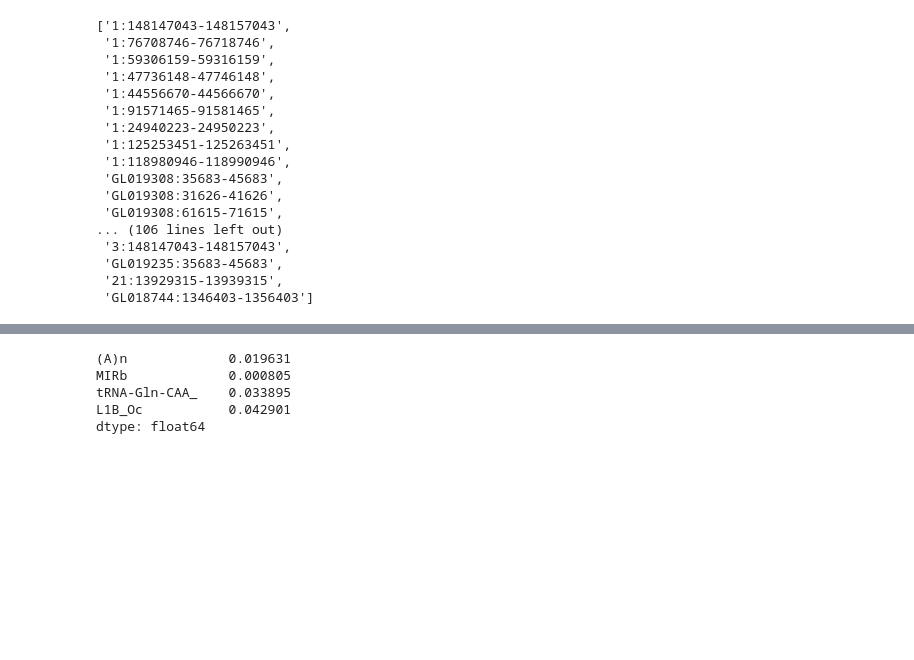
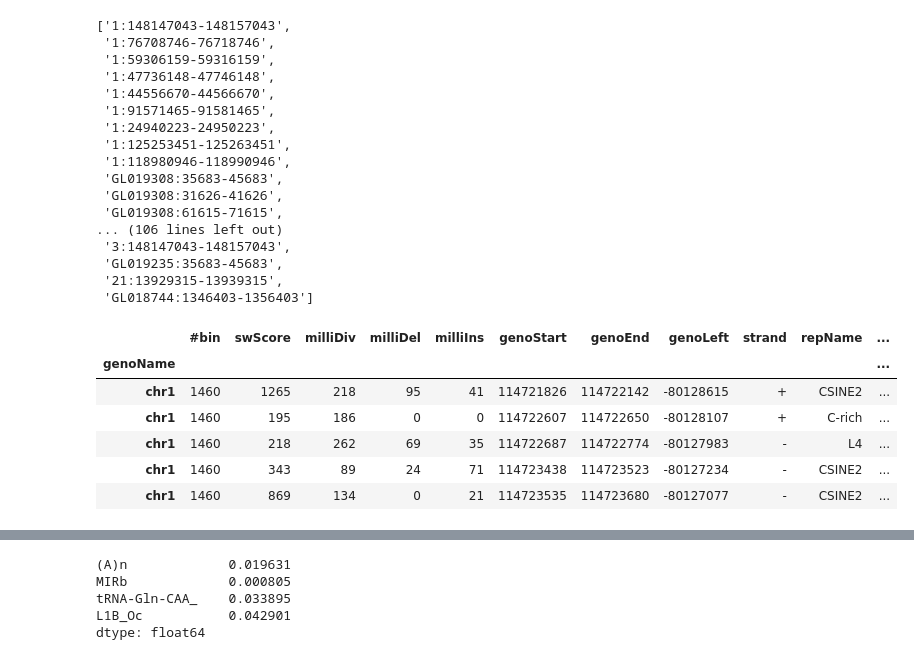
Before and after one commit to balintbiro/Oryctolagus_cuniculus_numts, a Jupyter notebook: codes/trials/repeatmasker.ipynb, the cells around one changed output, grey strips where cells are left out. Saved outputs shown, nothing was run; the diff lists cells and outputs as text; code cells hidden in the pictures; blank space fills up the shorter version.

Commit message:
different flanking size repeatmasker

```diff
--- a/codes/trials/repeatmasker.ipynb
+++ b/codes/trials/repeatmasker.ipynb
@@ -409,0 +410,10 @@ downstream_repeats = down_10000_repeats
+# %%
+upstream_repeats.head()
+# %% [output]
+|  | #bin | swScore | milliDiv | milliDel | milliIns | genoStart | genoEnd | genoLeft | strand | repName | ... |
+| genoName |  |  |  |  |  |  |  |  |  |  | ... |
+| chr1 | 1460 | 1265 | 218 | 95 | 41 | 114721826 | 114722142 | -80128615 | + | CSINE2 | ... |
+| chr1 | 1460 | 195 | 186 | 0 | 0 | 114722607 | 114722650 | -80128107 | + | C-rich | ... |
+| chr1 | 1460 | 218 | 262 | 69 | 35 | 114722687 | 114722774 | -80127983 | - | L4 | ... |
+| chr1 | 1460 | 343 | 89 | 24 | 71 | 114723438 | 114723523 | -80127234 | - | CSINE2 | ... |
+| chr1 | 1460 | 869 | 134 | 0 | 21 | 114723535 | 114723680 | -80127077 | - | CSINE2 | ... |
```
Also changed, not shown: parts of 17 cells of this notebook.
